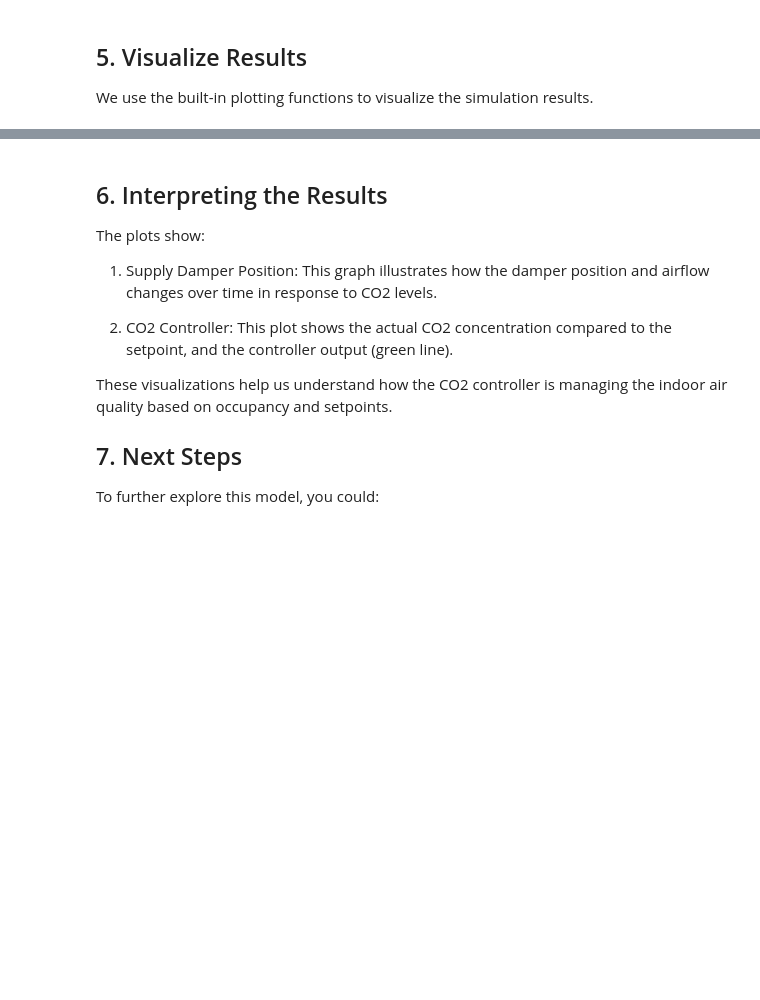
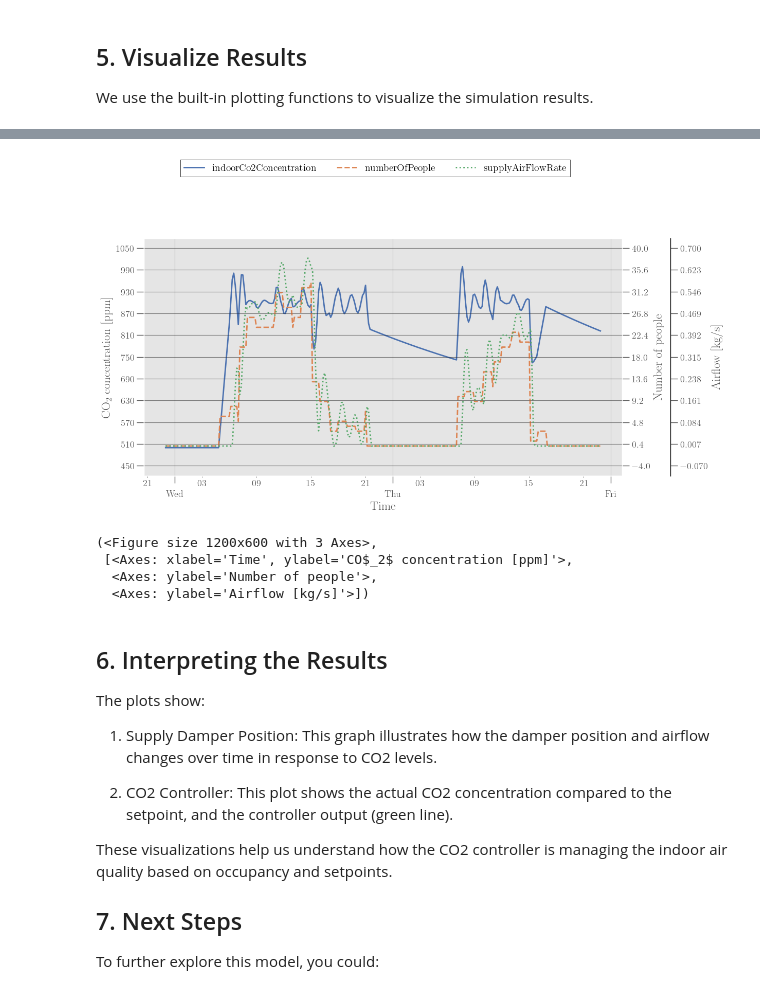
Before and after one commit to JBjoernskov/Twin4Build, a Jupyter notebook: twin4build/examples/space_co2_controller_example.ipynb, the cells around one changed output, grey strips where cells are left out. Drawn from its saved outputs; the diff is of its cells as text; code cells hidden in the pictures; blank space fills up the shorter version.

```diff
--- a/twin4build/examples/space_co2_controller_example.ipynb
+++ b/twin4build/examples/space_co2_controller_example.ipynb
@@ -161,3 +180,19 @@ plot.plot_space_CO2(model, simulator, "Space", show=True)
+# %%
+plot.plot_component(simulator,
+                    components_1axis=[("Space", "indoorCo2Concentration")],
+                    components_2axis=[("Space", "numberOfPeople")],
+                    components_3axis=[("Space", "supplyAirFlowRate")],
+                    ylabel_1axis=r"CO$_2$ concentration [ppm]", #Optional
+                    ylabel_2axis="Number of people", #Optional
+                    ylabel_3axis=r"Airflow [kg/s]", #Optional
+                    show=True,
+                    nticks=11)
+# %% [output]
+[figure, added]
+(<Figure size 1200x600 with 3 Axes>,
+ [<Axes: xlabel='Time', ylabel='CO$_2$ concentration [ppm]'>,
+  <Axes: ylabel='Number of people'>,
+  <Axes: ylabel='Airflow [kg/s]'>])
 # %% [markdown]
 ## 6. Interpreting the Results
 
```
Also changed, not shown: parts of 7 cells of this notebook, 9 other files.
